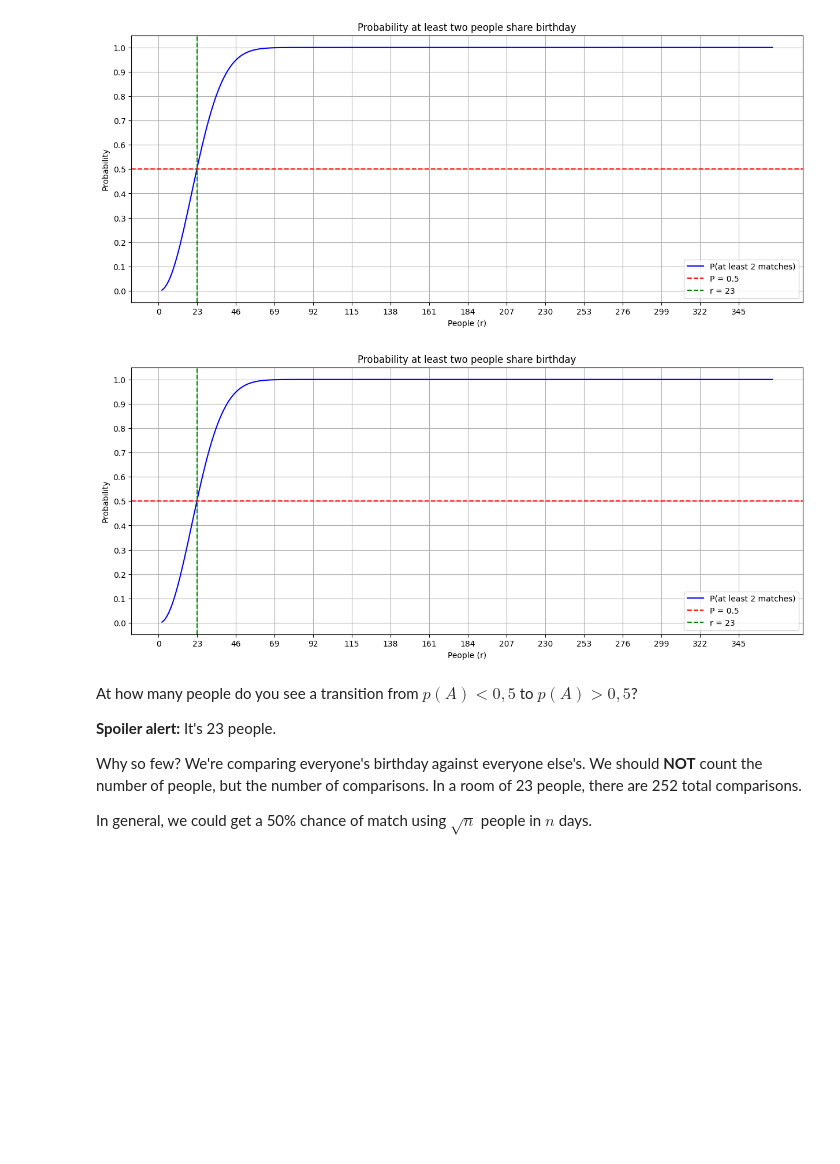
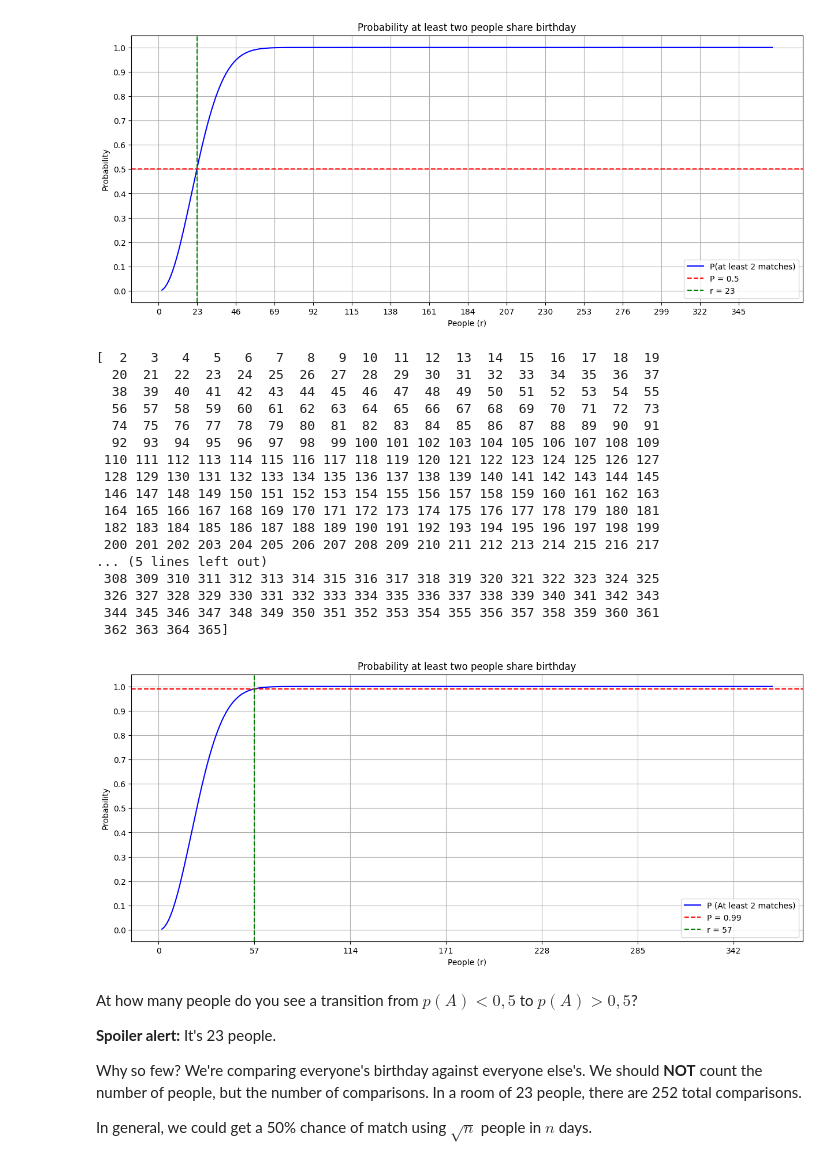
Before and after one commit to plamensve/Math-Concepts, a Jupyter notebook: 05-Probability and Combinatorics/EXERCISE/Probability and Combinatorics Exercise.ipynb, the cells around one changed output. Drawn from its saved outputs; the diff is of its cells as text; code cells hidden in the pictures; blank space fills up the shorter version.

```diff
--- a/05-Probability and Combinatorics/EXERCISE/Probability and Combinatorics Exercise.ipynb
+++ b/05-Probability and Combinatorics/EXERCISE/Probability and Combinatorics Exercise.ipynb
@@ -197,15 +197,16 @@ r_values = np.arange(2, 366)
 probabilities = [calculate_birthday_probability(r) for r in r_values]
 
 counter = 1
+prob = 0.5
 for p in probabilities:
     counter += 1
-    if p > 0.5:
+    if p > prob:
         break
 
 plt.figure(figsize=(15, 6))
 plt.plot(r_values, probabilities, label="P(at least 2 matches)", color="blue")
-plt.axhline(0.5, color='red', linestyle='--', label="P = 0.5")
-plt.axvline(x=counter, color='green', linestyle='--', label="r = 23")
+plt.axhline(prob, color='red', linestyle='--', label=f"P = {prob}")
+plt.axvline(x=counter, color='green', linestyle='--', label=f"r = {counter}")
 plt.xlabel("People (r)")
 plt.ylabel("Probability")
 plt.xticks(np.arange(0, 366, counter))
@@ -219,37 +220,56 @@ plt.show()
 # %%
 def calculate_birthday_probability(r):
     days = 365
     if r > days:
         return 1.0
     prob_all_unique = 1.0
 
     for i in range(r):
         prob_all_unique *= (days - i) / days
     return 1 - prob_all_unique
 
 r_values = np.arange(2, 366)
 probabilities = [calculate_birthday_probability(r) for r in r_values]
-
+print(r_values)
 counter = 1
+prob = 0.99
 for p in probabilities:
     counter += 1
-    if p > 0.5:
+    if p > prob:
         break
 
+
 plt.figure(figsize=(15, 6))
-plt.plot(r_values, probabilities, label="P(at least 2 matches)", color="blue")
-plt.axhline(0.5, color='red', linestyle='--', label="P = 0.5")
-plt.axvline(x=counter, color='green', linestyle='--', label="r = 23")
+plt.plot(r_values, probabilities, label="P (At least 2 matches)", color="blue")
+plt.axhline(prob, color='red', linestyle='--', label=f"P = {prob}")
+plt.axvline(x=counter, color='green', linestyle='--', label=f"r = {counter}")
 plt.xlabel("People (r)")
 plt.ylabel("Probability")
 plt.xticks(np.arange(0, 366, counter))
 plt.yticks(np.arange(0, 1.1, 0.1))
 plt.title("Probability at least two people share birthday")
 plt.legend()
 plt.grid(True)
 plt.show()
 # %% [output]
+[  2   3   4   5   6   7   8   9  10  11  12  13  14  15  16  17  18  19
+  20  21  22  23  24  25  26  27  28  29  30  31  32  33  34  35  36  37
+  38  39  40  41  42  43  44  45  46  47  48  49  50  51  52  53  54  55
+  56  57  58  59  60  61  62  63  64  65  66  67  68  69  70  71  72  73
+  74  75  76  77  78  79  80  81  82  83  84  85  86  87  88  89  90  91
+  92  93  94  95  96  97  98  99 100 101 102 103 104 105 106 107 108 109
+ 110 111 112 113 114 115 116 117 118 119 120 121 122 123 124 125 126 127
+ 128 129 130 131 132 133 134 135 136 137 138 139 140 141 142 143 144 145
+ 146 147 148 149 150 151 152 153 154 155 156 157 158 159 160 161 162 163
+ 164 165 166 167 168 169 170 171 172 173 174 175 176 177 178 179 180 181
+ 182 183 184 185 186 187 188 189 190 191 192 193 194 195 196 197 198 199
+ 200 201 202 203 204 205 206 207 208 209 210 211 212 213 214 215 216 217
+... (5 lines left out)
+ 308 309 310 311 312 313 314 315 316 317 318 319 320 321 322 323 324 325
+ 326 327 328 329 330 331 332 333 334 335 336 337 338 339 340 341 342 343
+ 344 345 346 347 348 349 350 351 352 353 354 355 356 357 358 359 360 361
+ 362 363 364 365]
-[figure, old version]
+[figure, new version]
 # %% [markdown]
 At how many people do you see a transition from $p(A) < 0,5$ to $p(A) > 0,5$?
 
```
Also changed, not shown: 1 other file.
